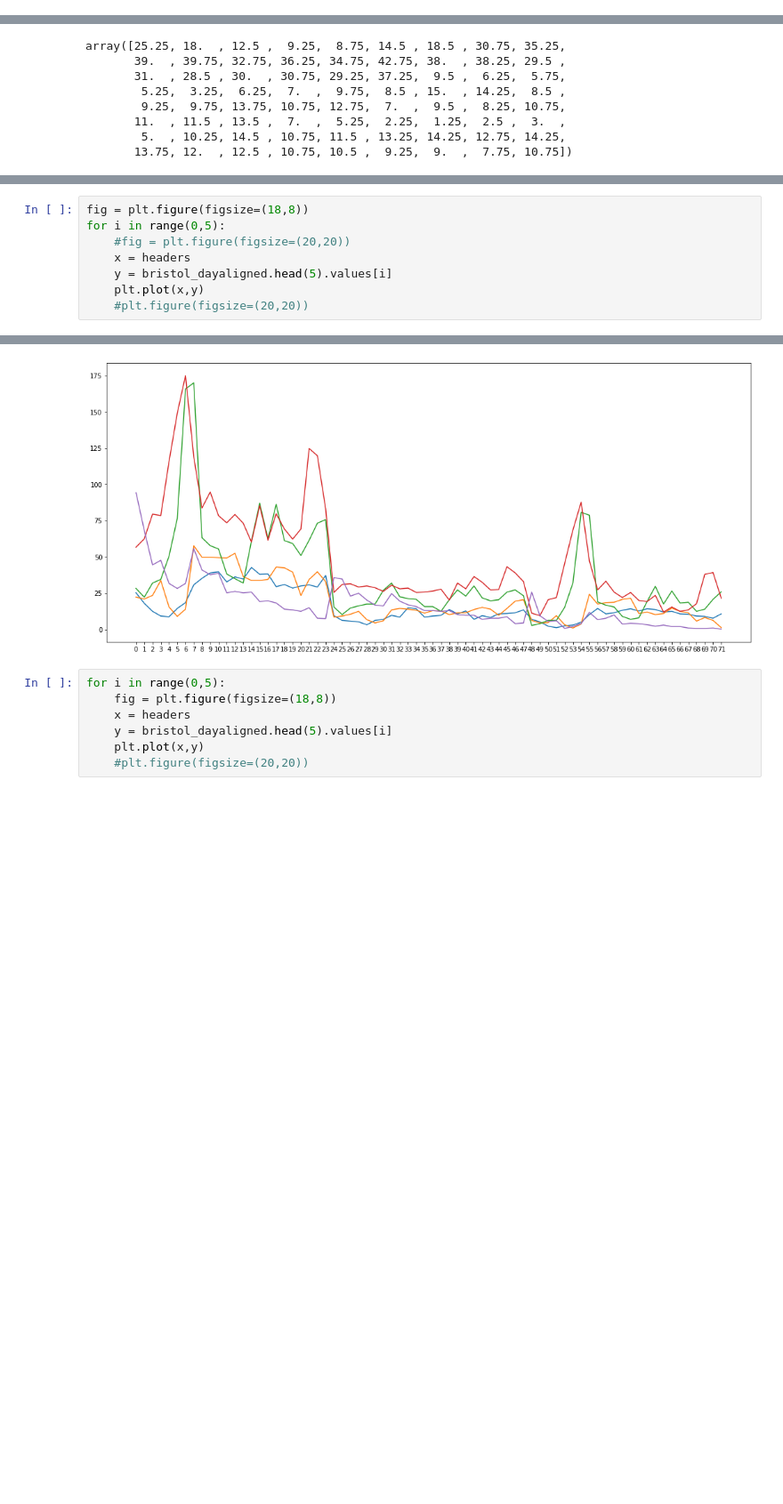
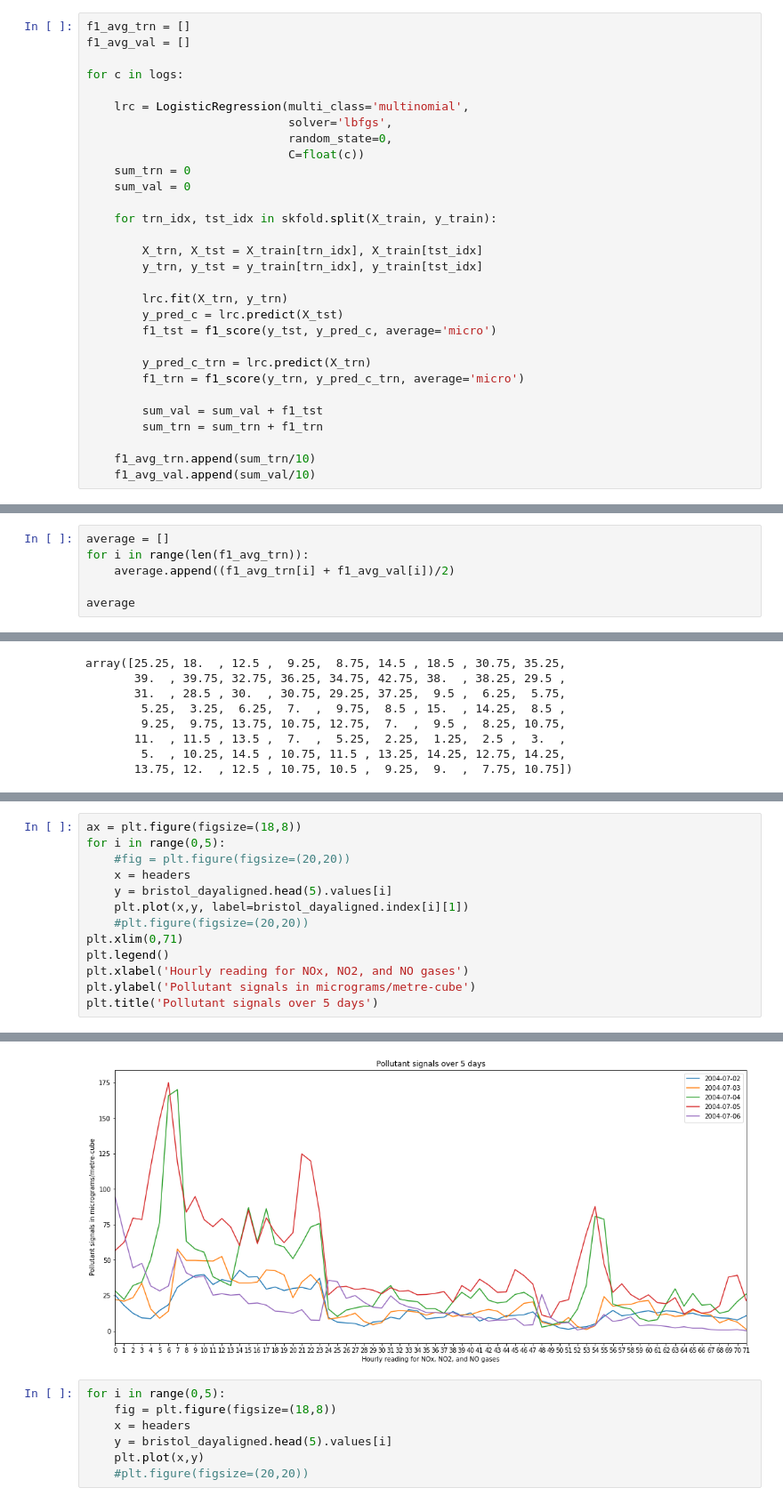
Before and after one commit to athiyadeviyani/Introductory-Applied-Machine-Learning, a Jupyter notebook: IAML_CW2.ipynb, the cells around one changed output, grey strips where cells are left out. Shown at 89% size. Saved outputs shown, nothing was run; the diff lists cells and outputs as text; blank space fills up the shorter version.

```diff
--- a/IAML_CW2.ipynb
+++ b/IAML_CW2.ipynb
@@ -517,0 +573,30 @@ f1_avg.index(max)
+# %%
+f1_avg_trn = []
+f1_avg_val = []
+
+for c in logs:
+
+    lrc = LogisticRegression(multi_class='multinomial',
+                             solver='lbfgs',
+                             random_state=0,
+                             C=float(c))
+    sum_trn = 0
+    sum_val = 0
+
+    for trn_idx, tst_idx in skfold.split(X_train, y_train):
+
+        X_trn, X_tst = X_train[trn_idx], X_train[tst_idx]
+        y_trn, y_tst = y_train[trn_idx], y_train[tst_idx]
+
+        lrc.fit(X_trn, y_trn)
+        y_pred_c = lrc.predict(X_tst)
+        f1_tst = f1_score(y_tst, y_pred_c, average='micro')
+
+        y_pred_c_trn = lrc.predict(X_trn)
+        f1_trn = f1_score(y_trn, y_pred_c_trn, average='micro')
+
+        sum_val = sum_val + f1_tst
+        sum_trn = sum_trn + f1_trn
+
+    f1_avg_trn.append(sum_trn/10)
+    f1_avg_val.append(sum_val/10)
@@ -534,0 +664,6 @@ ax = sns.lineplot(x=logs, y=f1_avg).set_title(
+# %%
+average = []
+for i in range(len(f1_avg_trn)):
+    average.append((f1_avg_trn[i] + f1_avg_val[i])/2)
+
+average
@@ -1358,9 +1567,14 @@ array([25.25, 18.  , 12.5 ,  9.25,  8.75, 14.5 , 18.5 , 30.75, 35.25,
 # %%
-fig = plt.figure(figsize=(18,8))
+ax = plt.figure(figsize=(18,8))
 for i in range(0,5):
     #fig = plt.figure(figsize=(20,20))
     x = headers
     y = bristol_dayaligned.head(5).values[i]
-    plt.plot(x,y)
+    plt.plot(x,y, label=bristol_dayaligned.index[i][1])
     #plt.figure(figsize=(20,20))
+plt.xlim(0,71)
+plt.legend()
+plt.xlabel('Hourly reading for NOx, NO2, and NO gases')
+plt.ylabel('Pollutant signals in micrograms/metre-cube')
+plt.title('Pollutant signals over 5 days')
 # %% [output]
@@ -1367,4 +1582,4 @@ for i in range(0,5):
-[figure, old version]
+[figure, new version]
 # %%
 for i in range(0,5):
     fig = plt.figure(figsize=(18,8))
```
Also changed, not shown: parts of 63 cells of this notebook.
